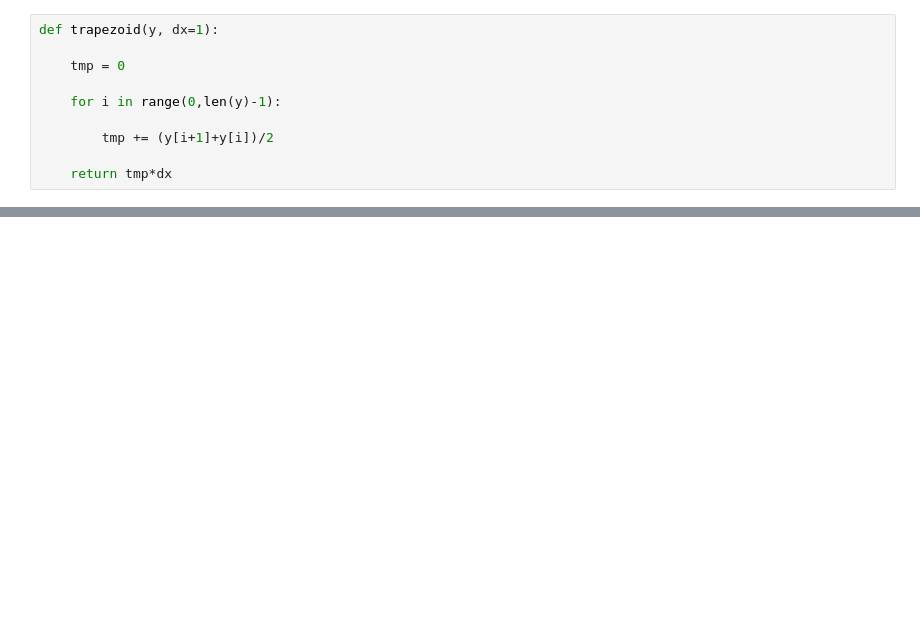
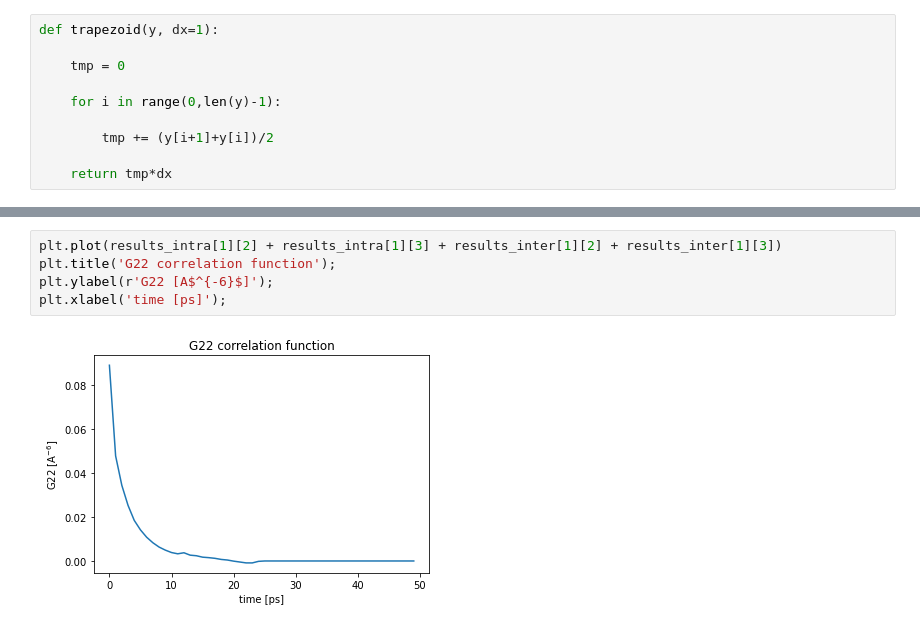
Before and after one commit to batukav/water_t1, a Jupyter notebook: t1_water.ipynb, the cells around one changed output, grey strips where cells are left out. Saved outputs shown, nothing was run; the diff lists cells and outputs as text; blank space fills up the shorter version.

```diff
--- a/t1_water.ipynb
+++ b/t1_water.ipynb
@@ -246,0 +263,7 @@ print(1/g1)
+# %%
+plt.plot(results_intra[1][2] + results_intra[1][3] + results_inter[1][2] + results_inter[1][3])
+plt.title('G22 correlation function');
+plt.ylabel(r'G22 [A$^{-6}$]');
+plt.xlabel('time [ps]');
+# %% [output]
+[figure, added]
```
Also changed, not shown: parts of 27 cells of this notebook.
